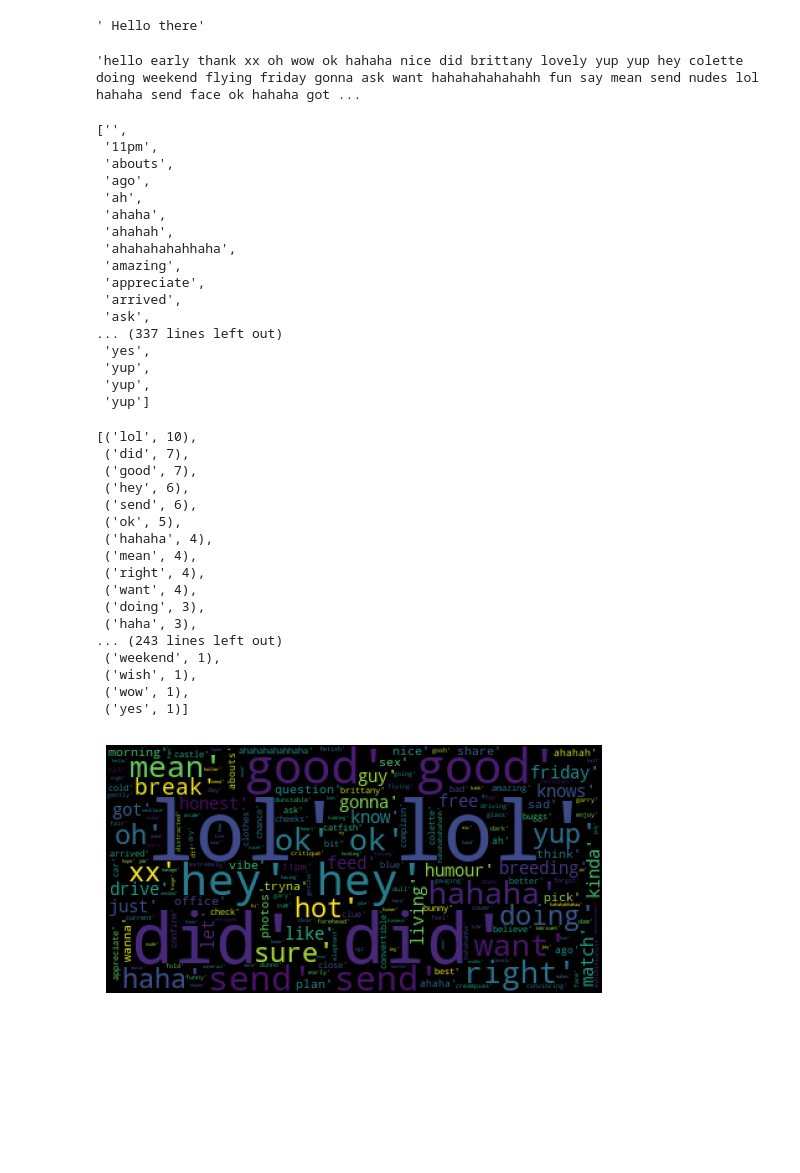
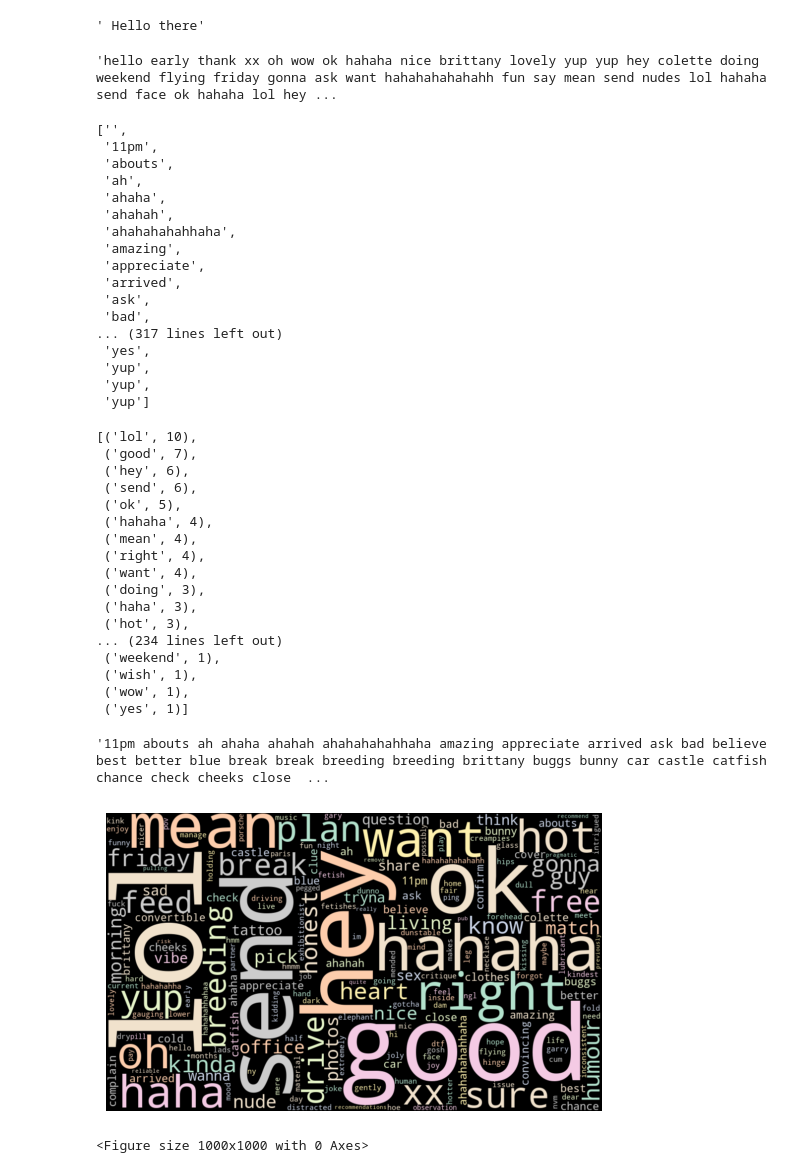
Before and after one commit to Coletterbox/Analysis-of-Some-Guy-s-Attempt-at-Small-Talk, a Jupyter notebook: WhatsApp Chat Analysis.ipynb, the cells around one changed output. Drawn from its saved outputs; the diff is of its cells as text; code cells hidden in the pictures; blank space fills up the shorter version.

Commit message:
Solve issue of apostrophes in word cloud

```diff
--- a/WhatsApp Chat Analysis.ipynb
+++ b/WhatsApp Chat Analysis.ipynb
@@ -102,13 +102,15 @@ text_string = text_string.split(" ")
 # %%
 clean_text_string = ""
 
+other_common_words = ["did", "got", "bit", "like", "ago", "does", "just", "let", "to", "knows"]
+
 for word in text_string:
-    if len(word) > 1 and word.isalnum() and word not in ENGLISH_STOP_WORDS:
+    if len(word) > 1 and word.isalnum() and word not in ENGLISH_STOP_WORDS and word not in other_common_words:
         clean_text_string += " " + word.lower().translate(str.maketrans('', '', string.punctuation))
 
 clean_text_string.lstrip()
 # %% [output]
-'hello early thank xx oh wow ok hahaha nice did brittany lovely yup yup hey colette doing weekend flying friday gonna ask want hahahahahahahh fun say mean send nudes lol hahaha send face ok hahaha got ...
+'hello early thank xx oh wow ok hahaha nice brittany lovely yup yup hey colette doing weekend flying friday gonna ask want hahahahahahahh fun say mean send nudes lol hahaha send face ok hahaha lol hey ...
 # %%
 words_list = clean_text_string.split(" ")
 words_list.sort()
@@ -118,7 +120,6 @@ words_list # still don't get why there's an empty string in there
 ['',
  '11pm',
  'abouts',
- 'ago',
  'ah',
  'ahaha',
  'ahahah',
@@ -127,7 +128,8 @@ words_list # still don't get why there's an empty string in there
  'appreciate',
  'arrived',
  'ask',
-... (337 lines left out)
+ 'bad',
+... (317 lines left out)
  'yes',
  'yup',
  'yup',
@@ -137,7 +139,6 @@ frequency = Counter(words_list).most_common()
 frequency
 # %% [output]
 [('lol', 10),
- ('did', 7),
  ('good', 7),
  ('hey', 6),
  ('send', 6),
@@ -148,17 +149,25 @@ frequency
  ('want', 4),
  ('doing', 3),
  ('haha', 3),
-... (243 lines left out)
+ ('hot', 3),
+... (234 lines left out)
  ('weekend', 1),
  ('wish', 1),
  ('wow', 1),
  ('yes', 1)]
+# %%
+words_string = " ".join(words_list)
+words_string.lstrip()
+# %% [output]
+'11pm abouts ah ahaha ahahah ahahahahahhaha amazing appreciate arrived ask bad believe best better blue break break breeding breeding brittany buggs bunny car castle catfish chance check cheeks close  ...
 # %%
-wordcloud = WordCloud().generate(str(words_list))
+wordcloud = WordCloud(width=1000, height=600, collocations=False, colormap='Pastel2').generate(words_string)
 wordcloud
 
-plt.imshow(wordcloud)
+plt.imshow(wordcloud, interpolation='bilinear')
 plt.axis("off")
+plt.figure(figsize=[10,10])
 plt.show()
 # %% [output]
-[figure, old version]
+[figure, new version]
+<Figure size 1000x1000 with 0 Axes>
```
